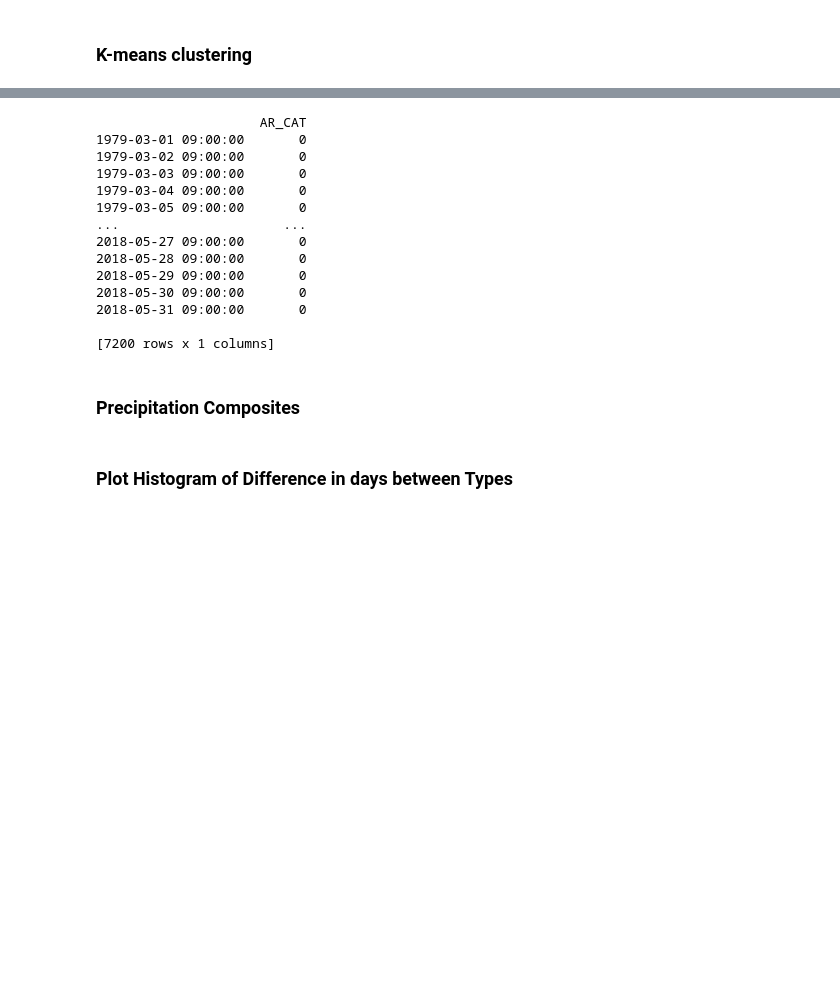
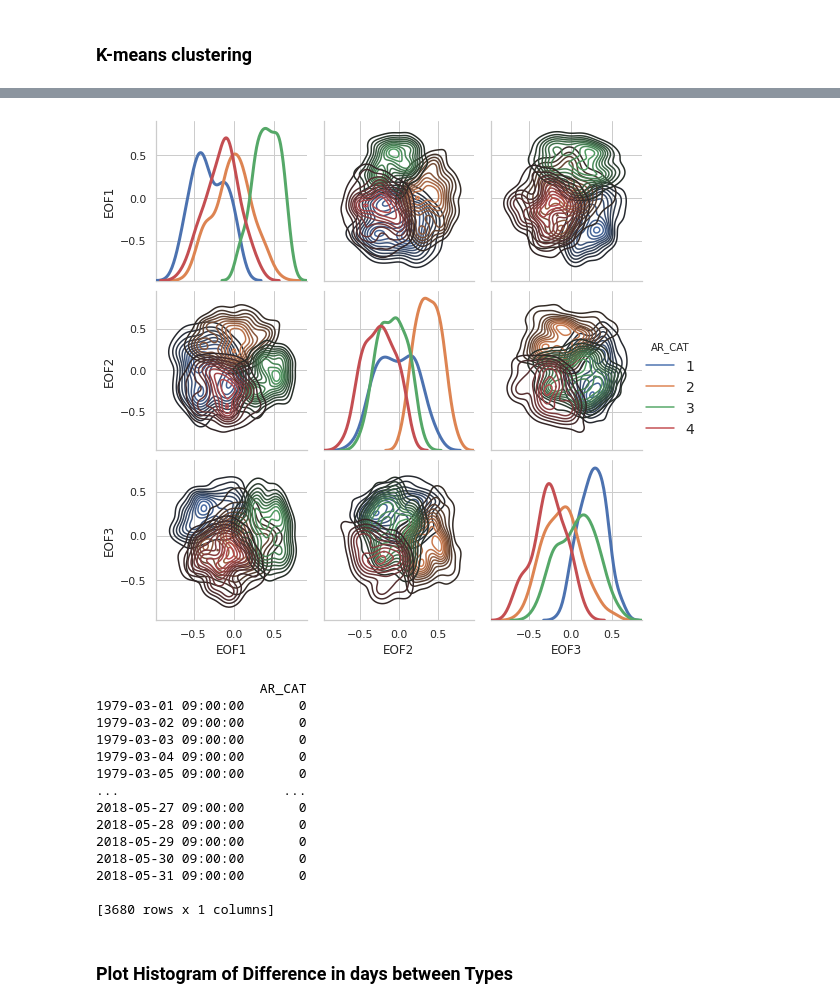
Before and after one commit to dlnash/AR_types, a Jupyter notebook: analysis/cEOF_tests.ipynb, the cells around one changed output, grey strips where cells are left out. Cells and saved outputs as stored; diff of their text form; code cells hidden in the pictures; blank space fills up the shorter version.

```diff
--- a/analysis/cEOF_tests.ipynb
+++ b/analysis/cEOF_tests.ipynb
@@ -625,7 +636,7 @@ plot_optimal_k(xdata, kmax, filename=outfile)
 ## K-means cluster analysis
 
 # Number of clusters
-nk = 3
+nk = 4
 
 # Input data
 xdata = loads[:,0:neofs]
@@ -664,19 +677,10 @@ np.savetxt(outfile, res, delimiter=',', fmt='%s', header=headstr)
 # %%
-## Save AR location, loadings (EOF1-2), and category label (AR days only)
-
-# Vector of AR dates
-dates_arDays =  ds_ar.time.values
-
-# Create new dataframe
-data = {'LOC':ds_ar.location.values,
-        'EOF1':loads[:,0],
-        'EOF2':loads[:,1],
-
-        'AR_CAT':ar_cat}
-df_out = pd.DataFrame(data, index=dates_arDays)
+## Save AR location, loadings (EOF1-n), and category label (AR days only)
+df_out['LOC'] = ds_ar.location.values
+df_out['AR_CAT'] = ar_cat
 
 # Export dataframe as csv
-outfile = path_to_out + fname_id + ssn + 'hma_AR-types-loadings.csv'
+outfile = path_to_out + fname_id + ssn + 'neof_' + str(neofs) + '_nk' + str(nk) + '_hma_AR-types-loadings.csv'
 df_out.to_csv(outfile)
 print(outfile)
 # %% [output]
@@ -746,3 +688,14 @@ pp.savefig(filepath)
+# %%
+g = sns.PairGrid(df_out,  hue="AR_CAT", diag_sharey=False)
+g.map_upper(sns.kdeplot)
+g.map_lower(sns.kdeplot)
+g.map_diag(sns.kdeplot, lw = 3, legend = True)
+g = g.add_legend(fontsize=14)
+
+filepath = path_to_figs + fname_id + ssn + 'neof_' + str(neofs) + '_hist_kde_arcat'+ '.png'
+g.savefig(filepath)
+# %% [output]
+[figure, added]
 # %%
 ## Save time series of all DJF days with AR types
 
@@ -760,7 +713,7 @@ data = {'AR_CAT':ar_cat_allDays}
 df_out = pd.DataFrame(data, index=dates_allDays)
 print(df_out)
 
-outfile = path_to_out + fname_id + 'hma_AR-types-' + ssn + '.csv'
+outfile = path_to_out + fname_id + 'hma_AR-types-' + ssn + 'neof_' + str(neofs) + '_nk' + str(nk) + '.csv'
 df_out.to_csv(outfile)
 # %% [output]
                      AR_CAT
@@ -776,8 +729,6 @@ df_out.to_csv(outfile)
 2018-05-30 09:00:00       0
 2018-05-31 09:00:00       0
 
-[7200 rows x 1 columns]
+[3680 rows x 1 columns]
-# %% [markdown]
-### Precipitation Composites
 # %% [markdown]
 ### Plot Histogram of Difference in days between Types
```
Also changed, not shown: parts of 30 cells of this notebook, 40 other files.
